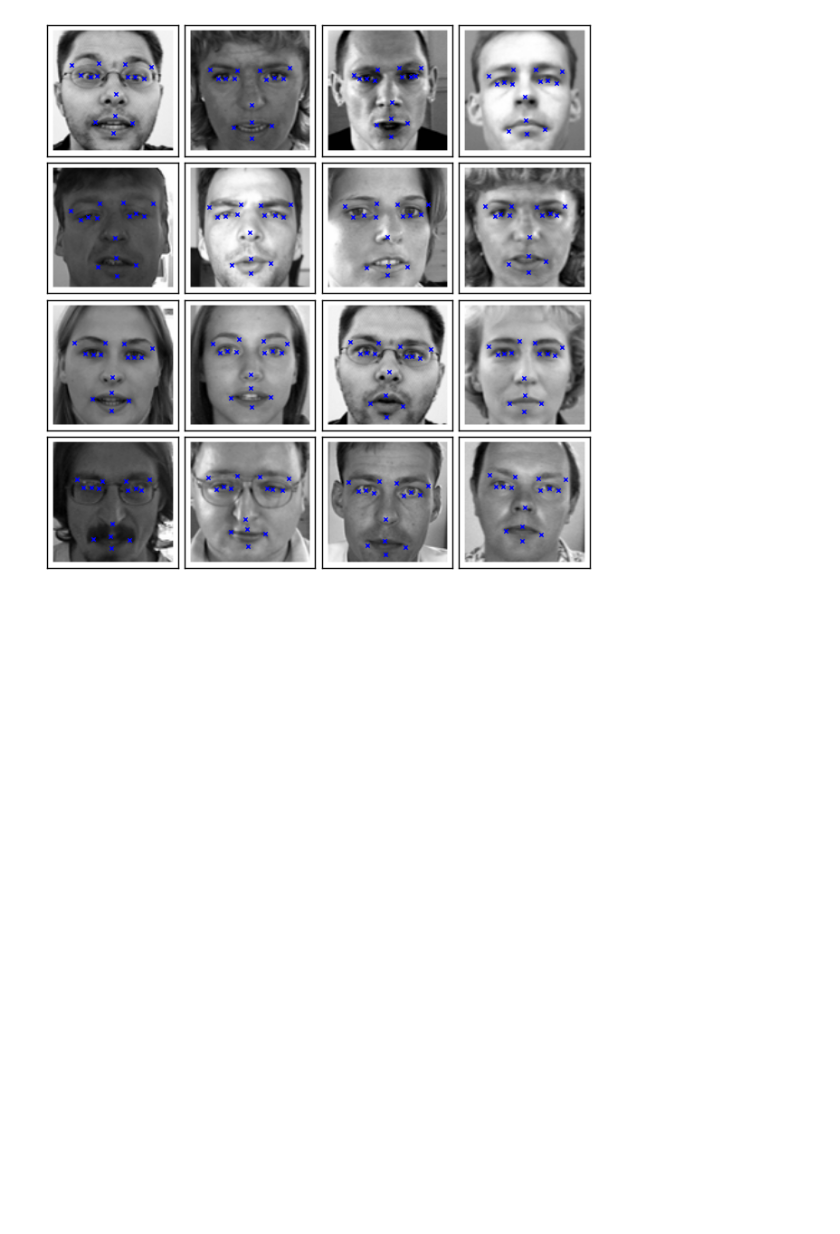
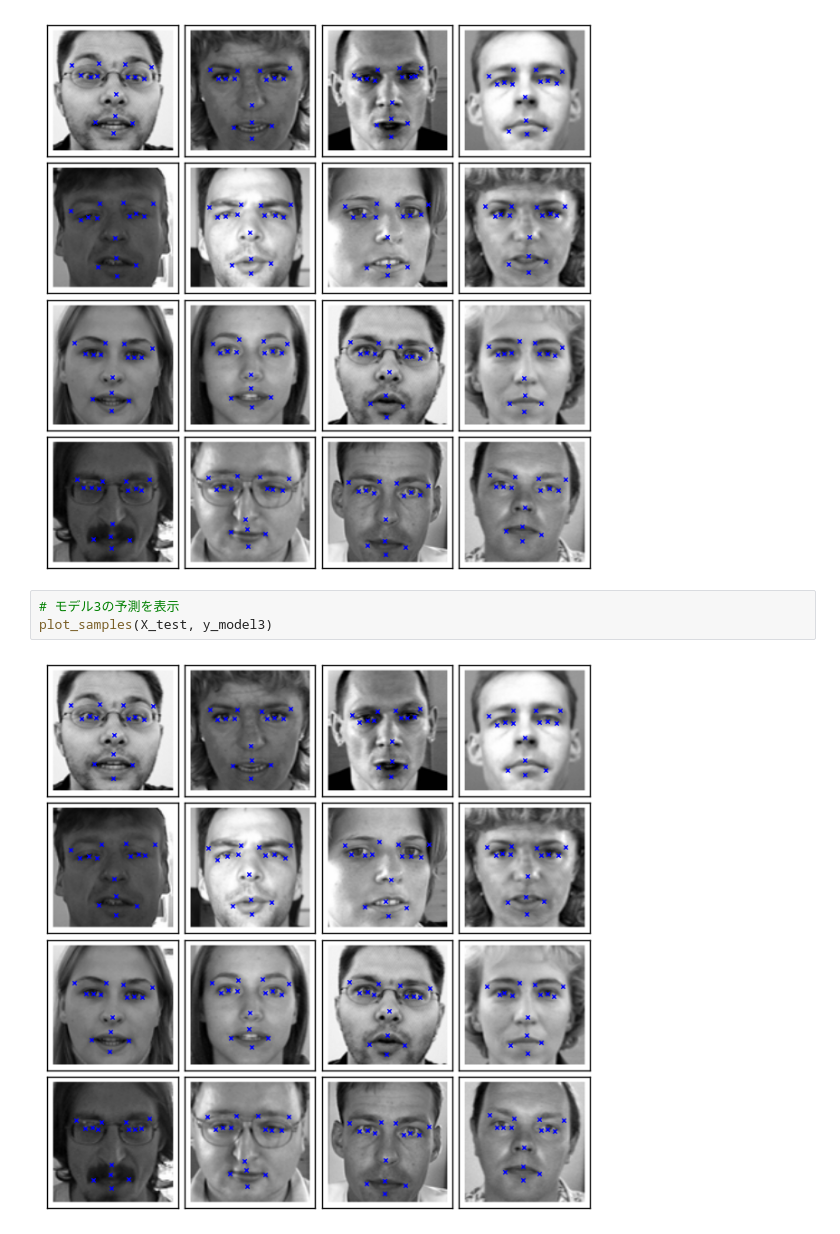
Before and after one commit to nipe0324/kaggle-keypoints-detection-keras, a Jupyter notebook: check_model.ipynb, the cells around one changed output. Drawn from its saved outputs; the diff is of its cells as text; blank space fills up the shorter version.

```diff
--- a/check_model.ipynb
+++ b/check_model.ipynb
@@ -41,3 +60,8 @@ plot_samples(X_test, y_model1)
 plot_samples(X_test, y_model2)
 # %% [output]
 [figure]
+# %%
+# モデル3の予測を表示
+plot_samples(X_test, y_model3)
+# %% [output]
+[figure, added]
```
Also changed, not shown: parts of 5 cells of this notebook, 3 other files.
